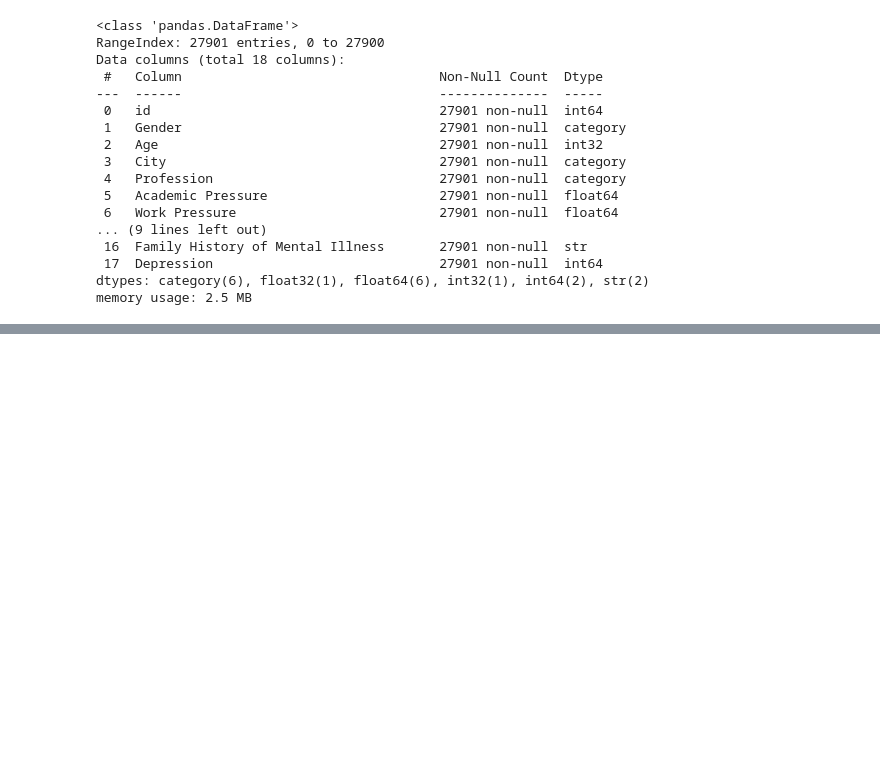
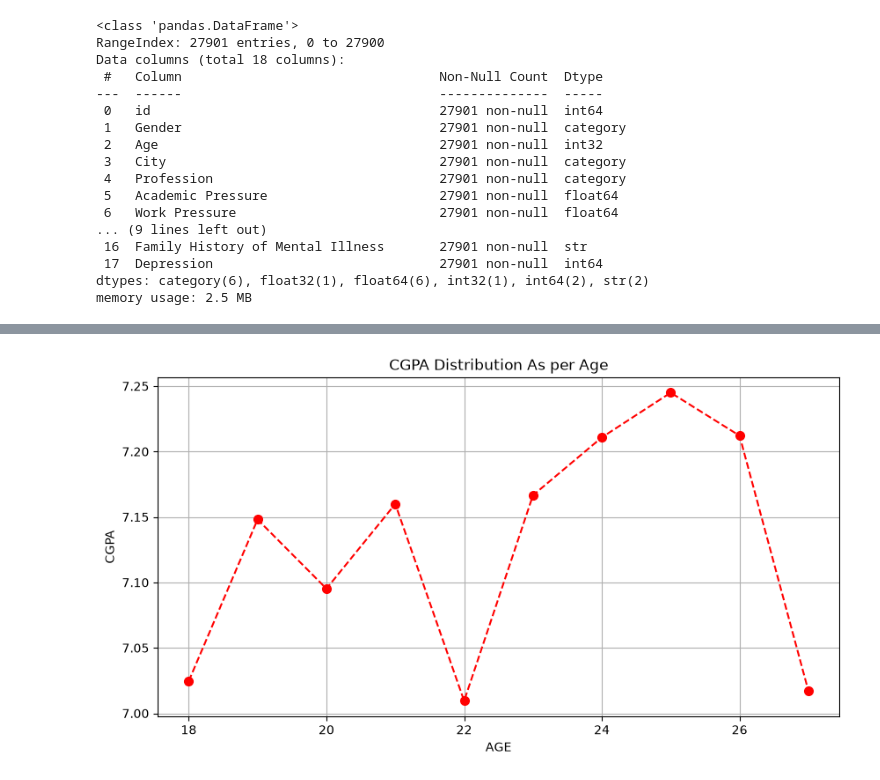
Before and after one commit to AbhishekKumarVerma2356/Python_Matplotlib, a Jupyter notebook: Getting_Started.ipynb, the cells around one changed output, grey strips where cells are left out. Drawn from its saved outputs; the diff is of its cells as text; code cells hidden in the pictures; blank space fills up the shorter version.

Commit message:
Line Plot

```diff
--- a/Getting_Started.ipynb
+++ b/Getting_Started.ipynb
@@ -370,0 +389,15 @@ memory usage: 2.5 MB
+# %%
+data = df.groupby('Age')['CGPA'].mean().head(10)
+# %%
+x=data.index
+y=data.values
+# %%
+plt.figure(figsize=(10,5))
+plt.title('CGPA Distribution As per Age')
+plt.xlabel('AGE')
+plt.ylabel('CGPA')
+plt.plot(x,y, color='red', linestyle='--', linewidth=1.5,marker='o',markersize='7')
+plt.grid()
+plt.show()
+# %% [output]
+[figure, added]
```
Also changed, not shown: parts of 49 cells of this notebook, 1 other file.
